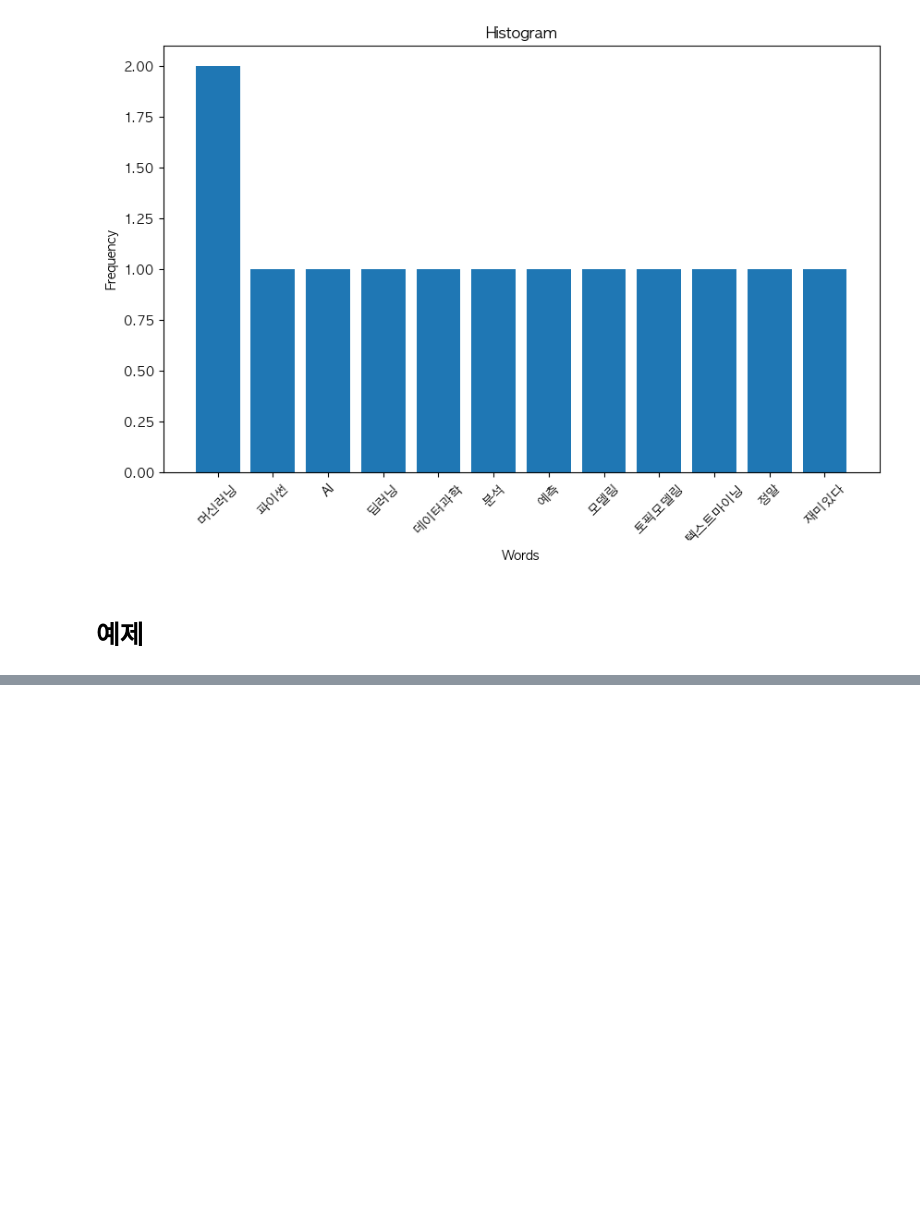
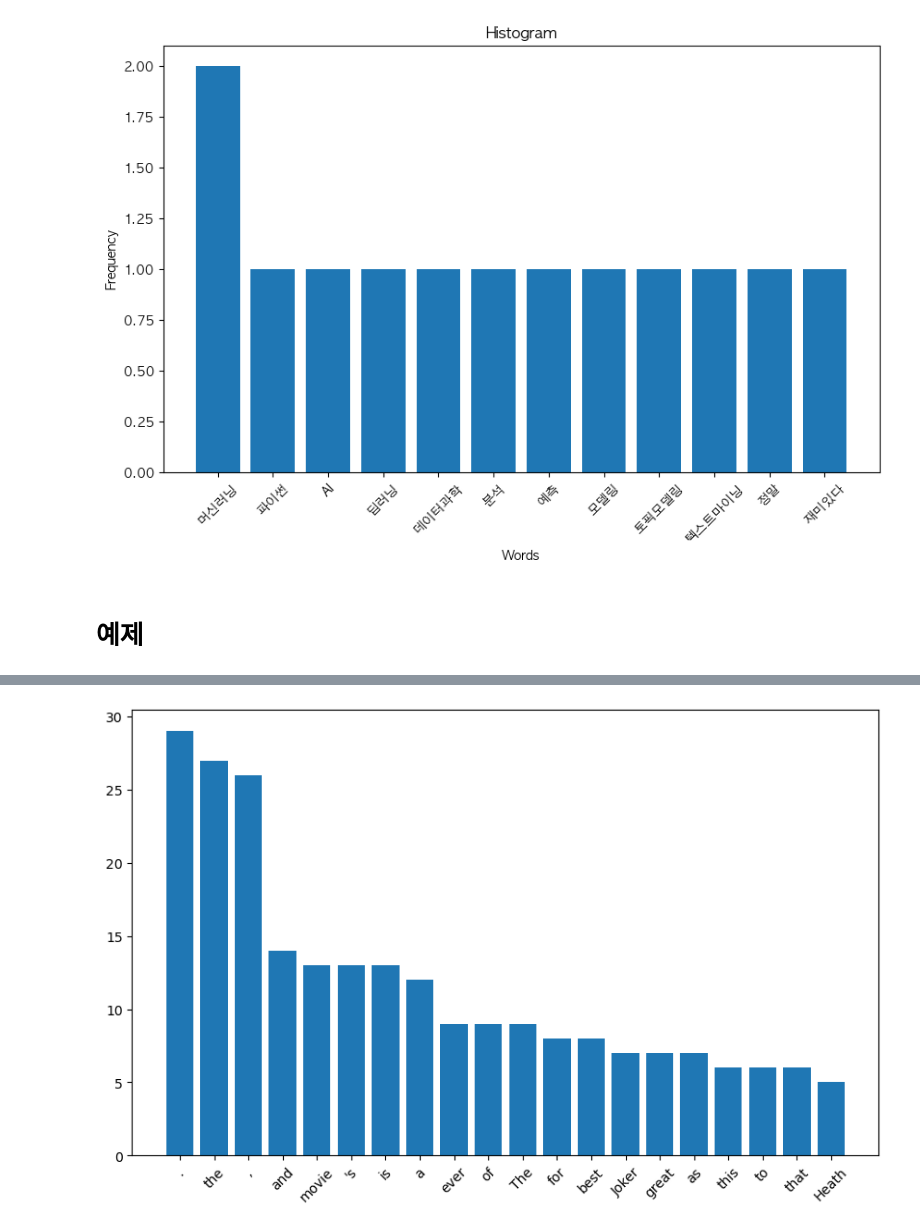
Before and after one commit to chae030/DCAV, a Jupyter notebook: 0410.ipynb, the cells around one changed output, grey strips where cells are left out. Drawn from its saved outputs; the diff is of its cells as text; code cells hidden in the pictures; blank space fills up the shorter version.

```diff
--- a/0410.ipynb
+++ b/0410.ipynb
@@ -150,0 +233,15 @@ plt.show()
+# %%
+# 빈도 그래프
+count = Counter(nouns)
+top_20 = count.most_common(20)
+words_top, counts_top = [], []
+for word, cnt in top_20 :
+    words_top.append(word)
+    counts_top.append(cnt)
+
+plt.figure(figsize=(10,6))
+plt.bar(words_top, counts_top)
+plt.xticks(rotation=45)
+plt.show()
+# %% [output]
+[figure, added]
```
Also changed, not shown: parts of 10 cells of this notebook.
